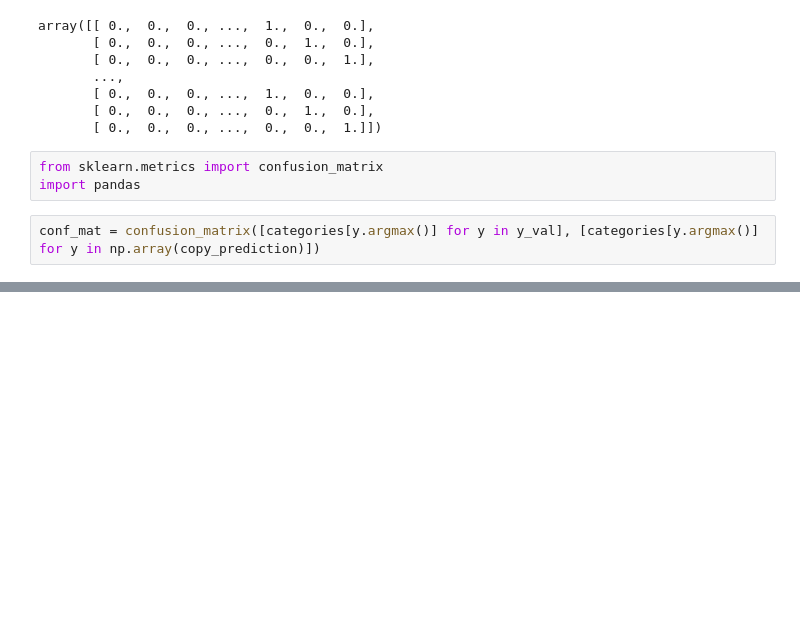
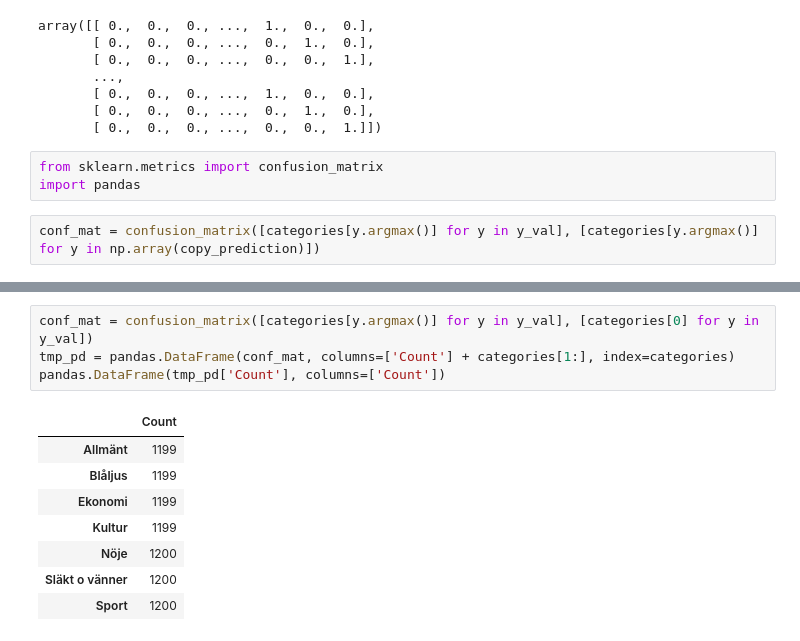
Before and after one commit to jolin1337/Text2Abstract, a Jupyter notebook: ipython/experimenting with POS dependency parser-Copy2.ipynb, the cells around one changed output, grey strips where cells are left out. Cells and saved outputs as stored; diff of their text form; blank space fills up the shorter version.

```diff
--- a/ipython/experimenting with POS dependency parser-Copy2.ipynb
+++ b/ipython/experimenting with POS dependency parser-Copy2.ipynb
@@ -309,0 +320,13 @@ pandas.DataFrame(conf_mat, columns=categories, index=categories)
+# %%
+conf_mat = confusion_matrix([categories[y.argmax()] for y in y_val], [categories[0] for y in y_val])
+tmp_pd = pandas.DataFrame(conf_mat, columns=['Count'] + categories[1:], index=categories)
+pandas.DataFrame(tmp_pd['Count'], columns=['Count'])
+# %% [output]
+|  | Count |
+| Allmänt | 1199 |
+| Blåljus | 1199 |
+| Ekonomi | 1199 |
+| Kultur | 1199 |
+| Nöje | 1200 |
+| Släkt o vänner | 1200 |
+| Sport | 1200 |
```
Also changed, not shown: parts of 8 cells of this notebook.
